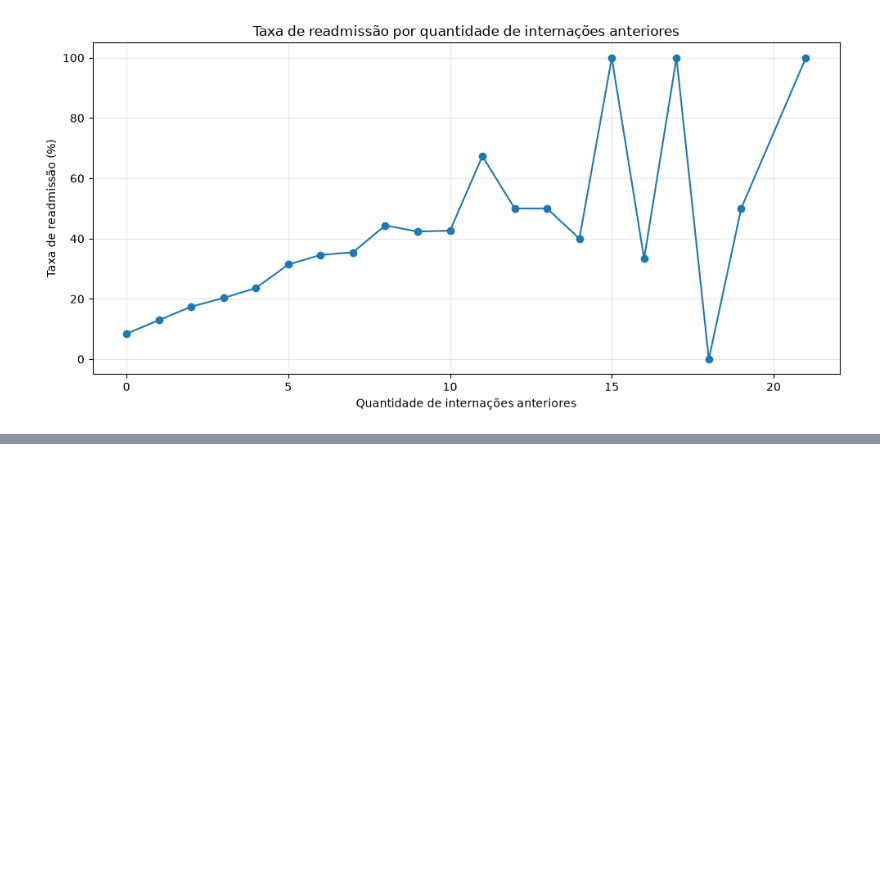
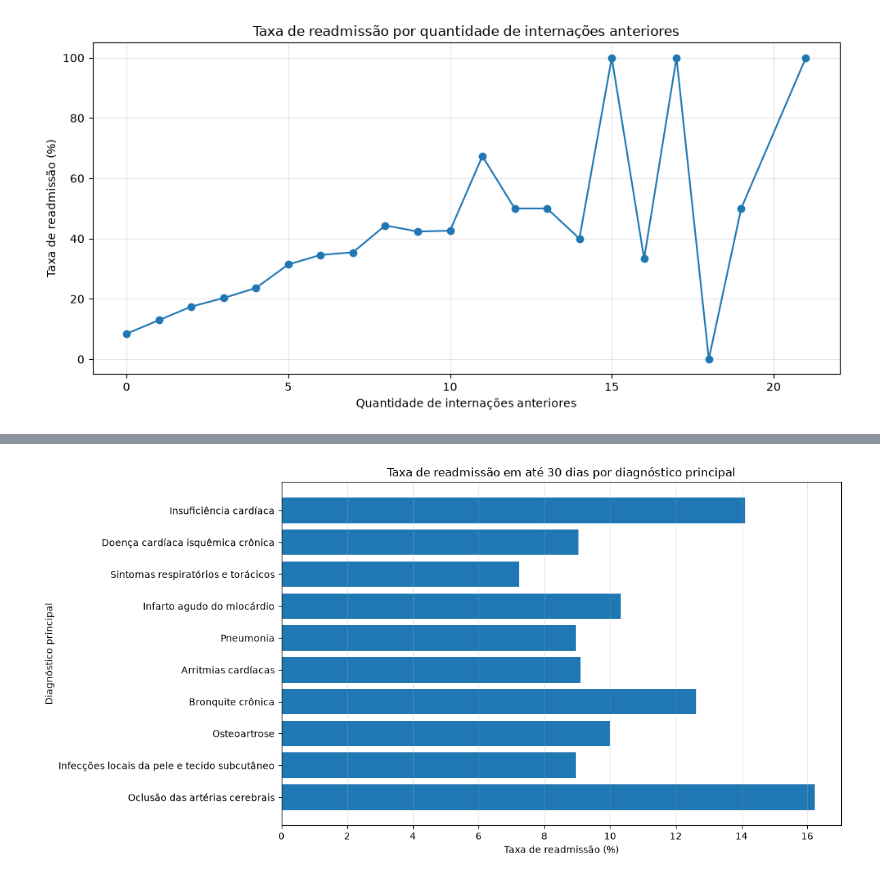
Before and after one commit to HelenLauren/Data-analytics, a Jupyter notebook: notebooks/RA3_Analysis_MachineLearning.ipynb, the cells around one changed output, grey strips where cells are left out. Saved outputs shown, nothing was run; the diff lists cells and outputs as text; code cells hidden in the pictures; blank space fills up the shorter version.

```diff
--- a/notebooks/RA3_Analysis_MachineLearning.ipynb
+++ b/notebooks/RA3_Analysis_MachineLearning.ipynb
@@ -541,0 +616,20 @@ plt.show()
+# %%
+# 22. Taxa de readmissão por diagnóstico principal
+
+plt.figure(figsize=(12, 6))
+
+plt.barh(
+    analise_diagnosticos["Descrição do diagnóstico"],
+    analise_diagnosticos["Taxa de readmissão (%)"]
+)
+
+plt.title("Taxa de readmissão em até 30 dias por diagnóstico principal")
+plt.xlabel("Taxa de readmissão (%)")
+plt.ylabel("Diagnóstico principal")
+plt.gca().invert_yaxis()
+plt.grid(axis="x", alpha=0.3)
+
+plt.tight_layout()
+plt.show()
+# %% [output]
+[figure, added]
```
Also changed, not shown: parts of 5 cells of this notebook.
